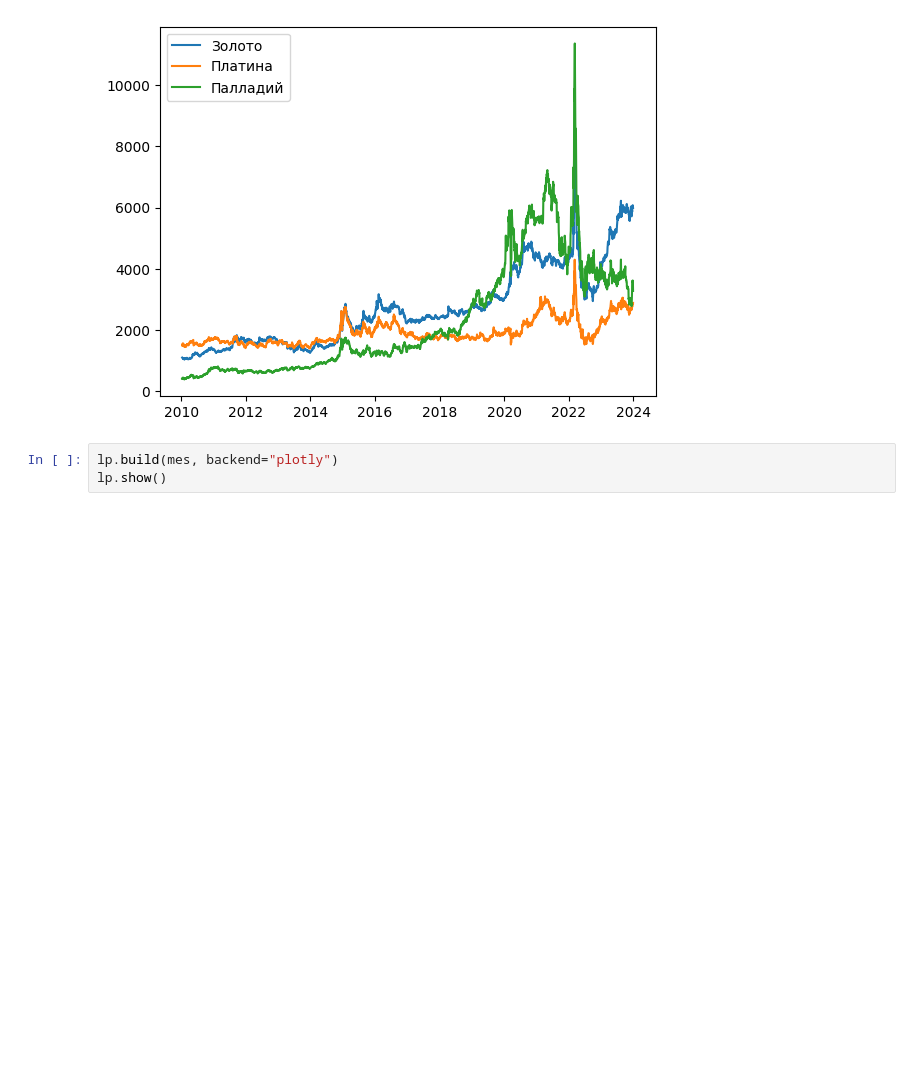
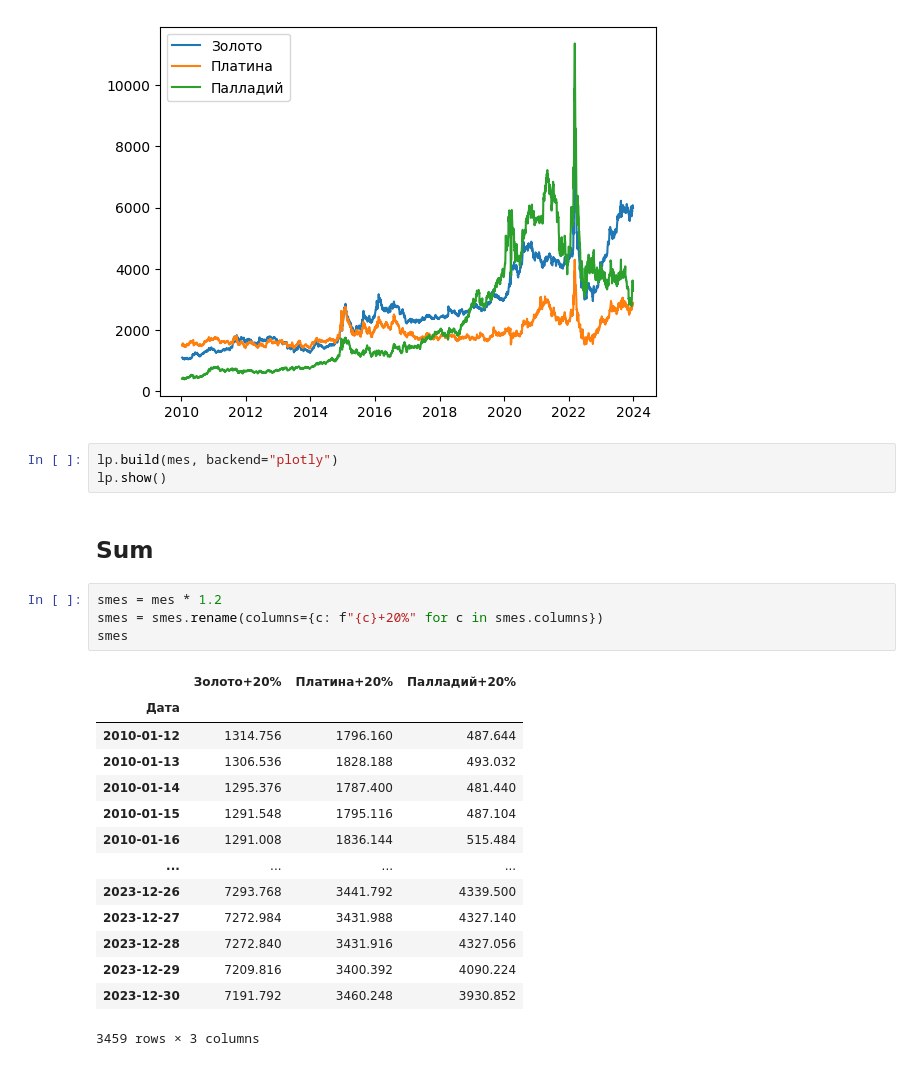
Before and after one commit to Dmatryus/PlotAdapter, a Jupyter notebook: researches/Exchange rate research.ipynb, the cells around one changed output. Saved outputs shown, nothing was run; the diff lists cells and outputs as text; blank space fills up the shorter version.

```diff
--- a/researches/Exchange rate research.ipynb
+++ b/researches/Exchange rate research.ipynb
@@ -106,3 +108,24 @@ FigureCanvasAgg is non-interactive, and thus cannot be shown
 # %%
 lp.build(mes, backend="plotly")
 lp.show()
+# %% [markdown]
+## Sum
+# %%
+smes = mes * 1.2
+smes = smes.rename(columns={c: f"{c}+20%" for c in smes.columns})
+smes
+# %% [output]
+|  | Золото+20% | Платина+20% | Палладий+20% |
+| Дата |  |  |  |
+| 2010-01-12 | 1314.756 | 1796.160 | 487.644 |
+| 2010-01-13 | 1306.536 | 1828.188 | 493.032 |
+| 2010-01-14 | 1295.376 | 1787.400 | 481.440 |
+| 2010-01-15 | 1291.548 | 1795.116 | 487.104 |
+| 2010-01-16 | 1291.008 | 1836.144 | 515.484 |
+| ... | ... | ... | ... |
+| 2023-12-26 | 7293.768 | 3441.792 | 4339.500 |
+| 2023-12-27 | 7272.984 | 3431.988 | 4327.140 |
+| 2023-12-28 | 7272.840 | 3431.916 | 4327.056 |
+| 2023-12-29 | 7209.816 | 3400.392 | 4090.224 |
+| 2023-12-30 | 7191.792 | 3460.248 | 3930.852 |
+3459 rows × 3 columns
```
Also changed, not shown: parts of 2 cells of this notebook, 2 other files.
